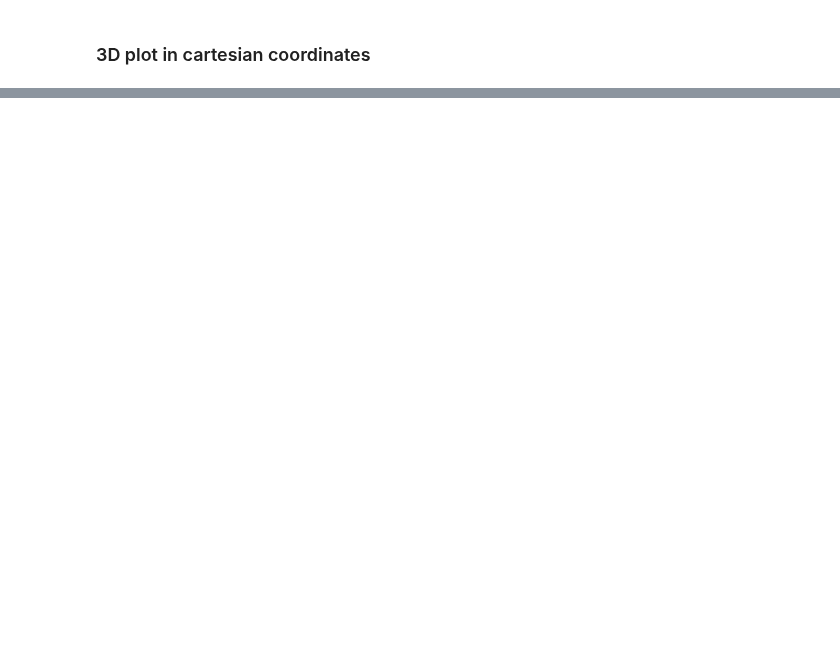
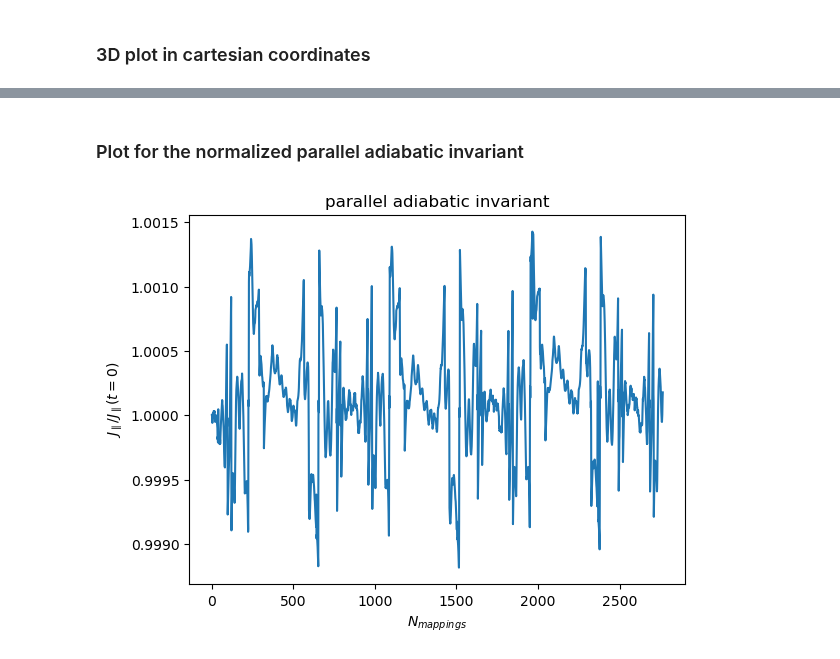
Before and after one commit to itpplasma/GORILLA, a Jupyter notebook: JUPYTER/plotting_tutorial.ipynb, the cells around one changed output, grey strips where cells are left out. Saved outputs shown, nothing was run; the diff lists cells and outputs as text; code cells hidden in the pictures; blank space fills up the shorter version.

```diff
--- a/JUPYTER/plotting_tutorial.ipynb
+++ b/JUPYTER/plotting_tutorial.ipynb
@@ -705,0 +726,30 @@ if (gorilla_plot['gorilla_plot_nml']['boole_full_orbit']):
+# %%
+if (gorilla_plot['gorilla_plot_nml']['boole_p_phi']):
+
+    momentum_data = np.genfromtxt(path_script2RUN + '/' + gorilla_plot['gorilla_plot_nml']['filename_p_phi'])
+    momentum = momentum_data[:,1]
+    mappings = momentum_data[:,0]
+
+    fig1 = plt.figure()
+    plt.plot(mappings, momentum/momentum[0])
+    plt.title('toroidal angular momentum')
+    plt.xlabel('$N_{mappings}$')
+    plt.ylabel('$p_{\varphi}/p_{\varphi}(t=0)$')
+    fig1.savefig(path_data_plots + '/p_phi' + extension)
+# %% [markdown]
+### Plot for the normalized parallel adiabatic invariant
+# %%
+if (gorilla_plot['gorilla_plot_nml']['boole_J_par']):
+
+    J_par_data = np.genfromtxt(path_script2RUN + '/' + gorilla_plot['gorilla_plot_nml']['filename_J_par'])
+    J_par = J_par_data[:,1]
+    mappings = J_par_data[:,0]
+
+    fig1 = plt.figure()
+    plt.plot(mappings, J_par/J_par[0])
+    plt.title('parallel adiabatic invariant')
+    plt.xlabel('$N_{mappings}$')
+    plt.ylabel('$J_{\parallel}/J_{\parallel}(t=0)$')
+    fig1.savefig(path_data_plots + '/J_par' + extension)
+# %% [output]
+[figure, added]
```
Also changed, not shown: parts of 10 cells of this notebook, 1 other file.
